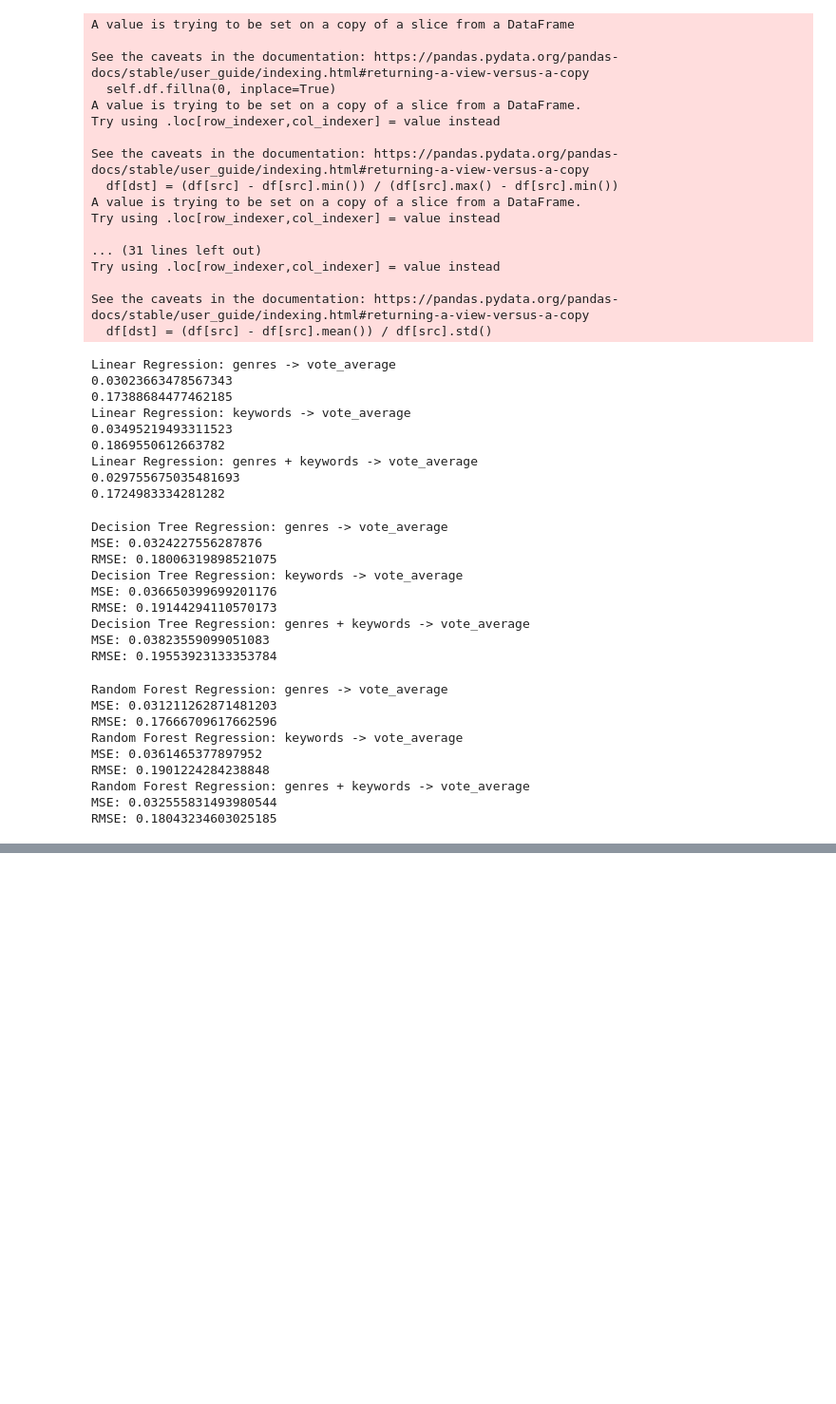
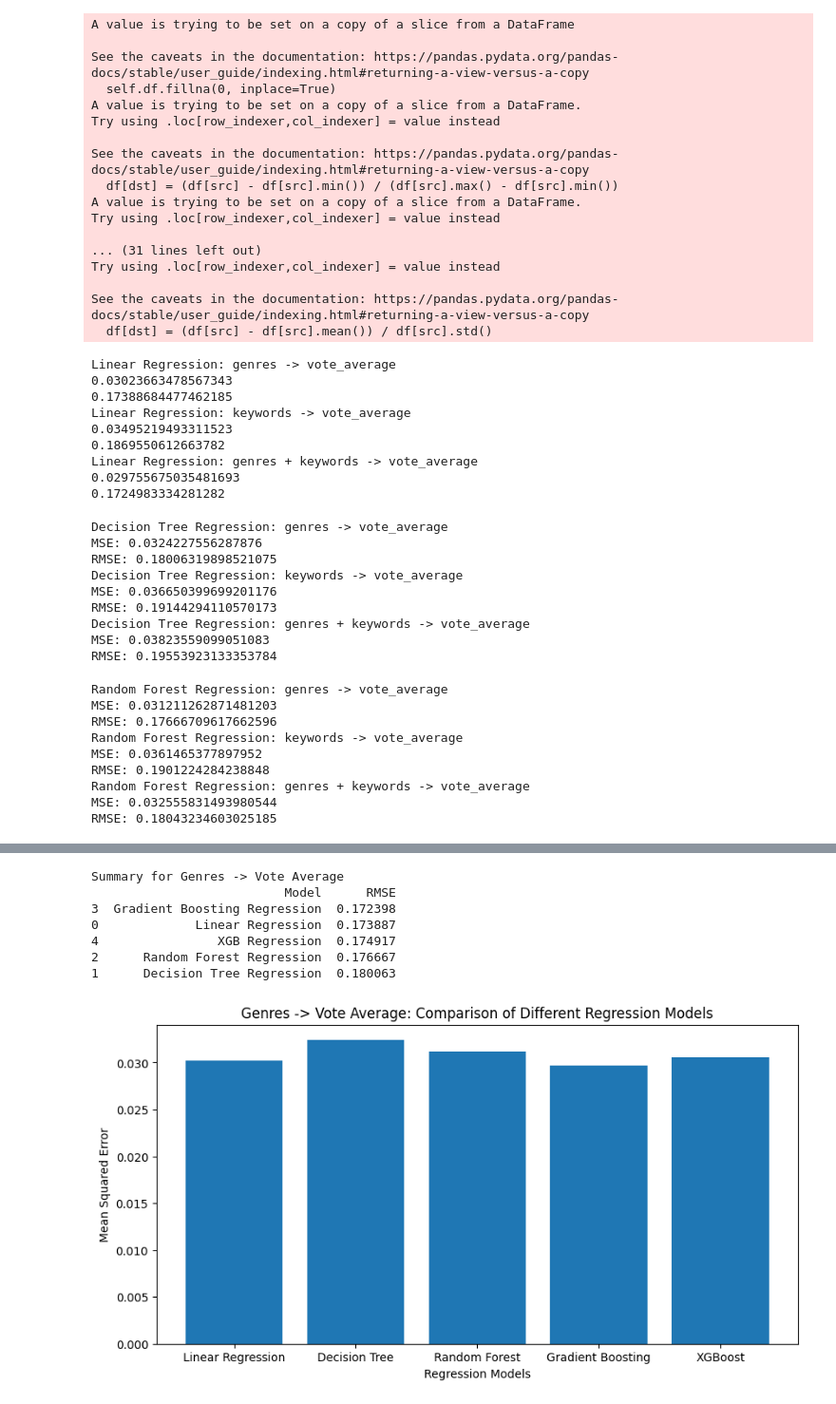
Before and after one commit to cezarmathe/fsega3-bigdata-report, a Jupyter notebook: notebooks/report.ipynb, the cells around one changed output, grey strips where cells are left out. Shown: that part at 95% size. Drawn from its saved outputs; the diff is of its cells as text; code cells hidden in the pictures; blank space fills up the shorter version.

Commit message:
Implement summaries for analysis

```diff
--- a/notebooks/report.ipynb
+++ b/notebooks/report.ipynb
@@ -141,0 +192,80 @@ RMSE: 0.18043234603025185
+# %%
+from matplotlib import pyplot as plt
+
+from tmdb15k.notebooks import ModelAnalysis
+
+analysis: list[dict] = [
+    {
+        'X': genres.df,
+        'y': vote_average.df_min_max,
+        'name': 'Genres -> Vote Average'
+    },
+    {
+        'X': keywords.df[keywords.columns_top_20],
+        'y': vote_average.df_min_max,
+        'name': 'Keywords -> Vote Average'
+    },
+    {
+        'X': [genres.df, keywords.df[keywords.columns_top_20]],
+        'y': vote_average.df_min_max,
+        'name': 'Genres + Keywords -> Vote Average'
+    },
+    {
+        'X': genres.df,
+        'y': vote_count.df_log10_min_max,
+        'name': 'Genres -> Vote Count'
+    },
+    {
+        'X': keywords.df[keywords.columns_top_20],
+        'y': vote_count.df_log10_min_max,
+        'name': 'Keywords -> Vote Count'
+    },
+    {
+        'X': [genres.df, keywords.df[keywords.columns_top_20]],
+        'y': vote_count.df_log10_min_max,
+        'name': 'Genres + Keywords -> Vote Count'
+    },
+    {
+        'X': genres.df,
+        'y': popularity.df_min_max,
+        'name': 'Genres -> Popularity'
+    },
+    {
+        'X': keywords.df[keywords.columns_top_20],
+        'y': popularity.df_min_max,
+        'name': 'Keywords -> Popularity'
+    },
+    {
+        'X': [genres.df, keywords.df[keywords.columns_top_20]],
+        'y': popularity.df_min_max,
+        'name': 'Genres + Keywords -> Popularity'
+    }
+]
+
+for i in analysis:
+    ma = ModelAnalysis(i['X'], i['y'])
+    print(f"Summary for {i['name']}")
+    print(ma.summary())
+    models = ['Linear Regression', 'Decision Tree', 'Random Forest', 'Gradient Boosting', 'XGBoost']
+    mse_values = [
+        ma.lr.mse,
+        ma.dtr.mse,
+        ma.rfr.mse,
+        ma.gbr.mse,
+        ma.xgbr.mse
+    ]
+    plt.figure(figsize=(10, 5))
+    plt.bar(models, mse_values)
+    plt.xlabel('Regression Models')
+    plt.ylabel('Mean Squared Error')
+    plt.title(f"{i['name']}: Comparison of Different Regression Models")
+    plt.show()
+# %% [output]
+Summary for Genres -> Vote Average
+                          Model      RMSE
+3  Gradient Boosting Regression  0.172398
+0             Linear Regression  0.173887
+4                XGB Regression  0.174917
+2      Random Forest Regression  0.176667
+1      Decision Tree Regression  0.180063
+[figure, added]
```
Also changed, not shown: parts of 6 cells of this notebook, 1 other file.
